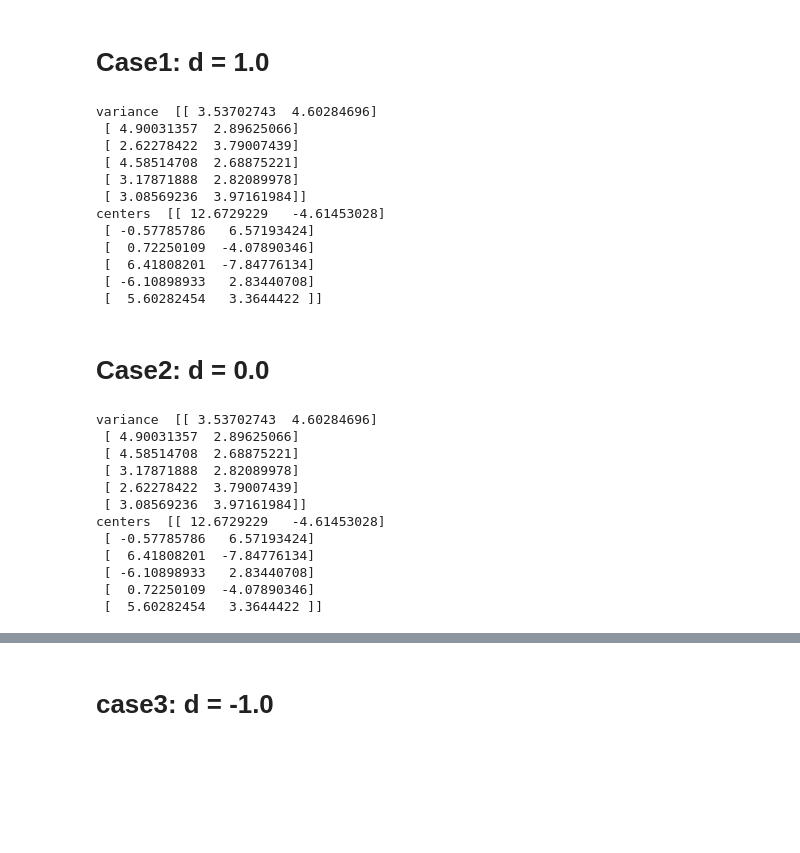
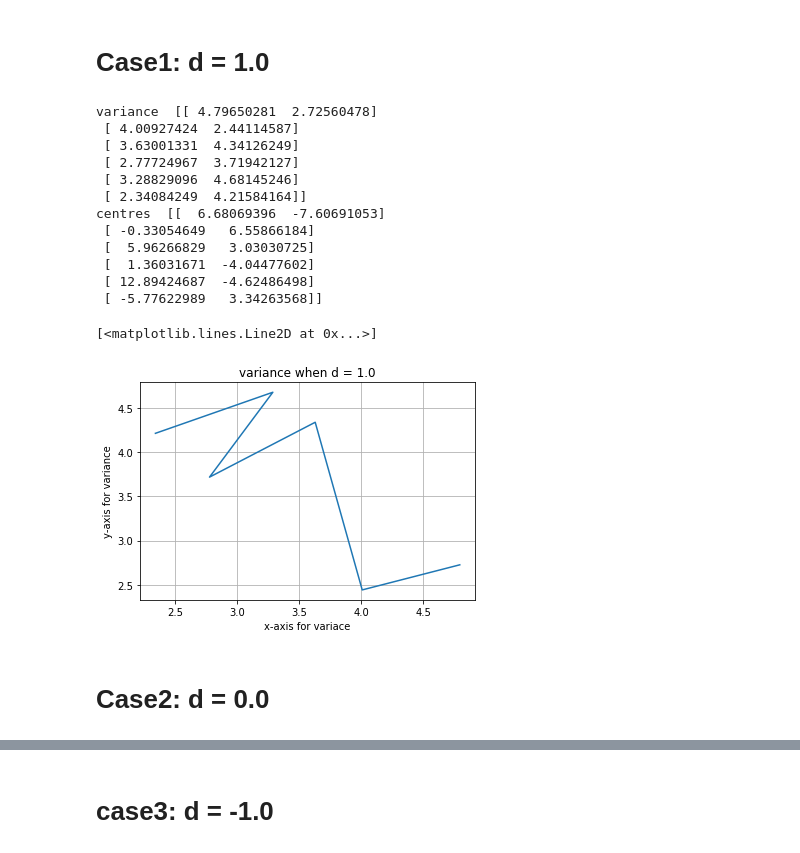
Before and after one commit to rameshjes/neural-network, a Jupyter notebook: assignment08/ramesh/Assignment_08.ipynb, the cells around one changed output, grey strips where cells are left out. Cells and saved outputs as stored; diff of their text form; code cells hidden in the pictures; blank space fills up the shorter version.

Commit message:
plots, 3 questions and timing file added

```diff
--- a/assignment08/ramesh/Assignment_08.ipynb
+++ b/assignment08/ramesh/Assignment_08.ipynb
@@ -104,58 +104,45 @@ class StateVectorMachine:
         for i in range(len(avg_sq)):
             variance[i] = avg_sq[i]/count[i]
 
-        print "variance ", variance
-        print "centers ", mu
-        return variance
+        return variance, mu
 # %% [markdown]
 # Case1: d = 1.0
 # %%
 radius = 10.0
 width = 6.0
 distance = 1.0
 num_of_training_samples = 1000
 num_of_testing_samples = 3000
 
 state_vector_machine = StateVectorMachine(radius,
                                           width,
                                           distance,
                                           num_of_training_samples,
                                           num_of_testing_samples)
 training_input,desired_output = state_vector_machine.get_samples("train")
-variance = state_vector_machine.compute_variance(training_input)
+
+variance, centres = state_vector_machine.compute_variance(training_input)
+print "variance ", variance
+print "centres ", centres
+plt.grid(True)
+plt.title("variance when d = 1.0")
+plt.xlabel("x-axis for variace")
+plt.ylabel("y-axis for variance")
+plt.plot(variance[:,0], variance[:,1])
 # %% [output]
-variance  [[ 3.53702743  4.60284696]
- [ 4.90031357  2.89625066]
- [ 2.62278422  3.79007439]
- [ 4.58514708  2.68875221]
- [ 3.17871888  2.82089978]
- [ 3.08569236  3.97161984]]
-centers  [[ 12.6729229   -4.61453028]
- [ -0.57785786   6.57193424]
- [  0.72250109  -4.07890346]
- [  6.41808201  -7.84776134]
- [ -6.10898933   2.83440708]
- [  5.60282454   3.3644422 ]]
+variance  [[ 4.79650281  2.72560478]
+ [ 4.00927424  2.44114587]
+ [ 3.63001331  4.34126249]
+ [ 2.77724967  3.71942127]
+ [ 3.28829096  4.68145246]
+ [ 2.34084249  4.21584164]]
+centres  [[  6.68069396  -7.60691053]
+ [ -0.33054649   6.55866184]
+ [  5.96266829   3.03030725]
+ [  1.36031671  -4.04477602]
+ [ 12.89424687  -4.62486498]
+ [ -5.77622989   3.34263568]]
+[<matplotlib.lines.Line2D at 0x...>]
+[figure, added]
 # %% [markdown]
 # Case2: d = 0.0
-# %%
-distance = 0.0
-state_vector_machine = StateVectorMachine(radius,
-                                          width,
-                                          distance,
-                                          num_of_training_samples,
-                                          num_of_testing_samples)
-variance = state_vector_machine.compute_variance(training_input)
-# %% [output]
-variance  [[ 3.53702743  4.60284696]
- [ 4.90031357  2.89625066]
- [ 4.58514708  2.68875221]
- [ 3.17871888  2.82089978]
- [ 2.62278422  3.79007439]
- [ 3.08569236  3.97161984]]
-centers  [[ 12.6729229   -4.61453028]
- [ -0.57785786   6.57193424]
- [  6.41808201  -7.84776134]
- [ -6.10898933   2.83440708]
- [  0.72250109  -4.07890346]
- [  5.60282454   3.3644422 ]]
```
Also changed, not shown: parts of 15 cells of this notebook, 2 other files.
